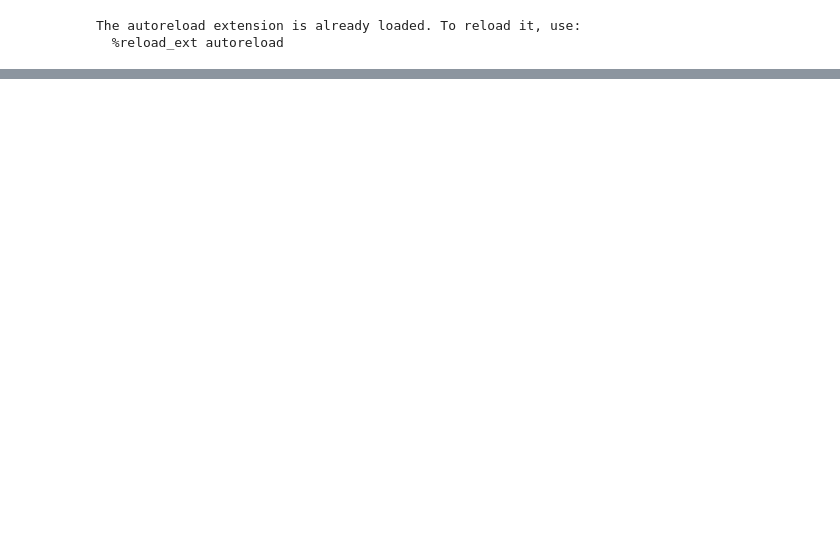
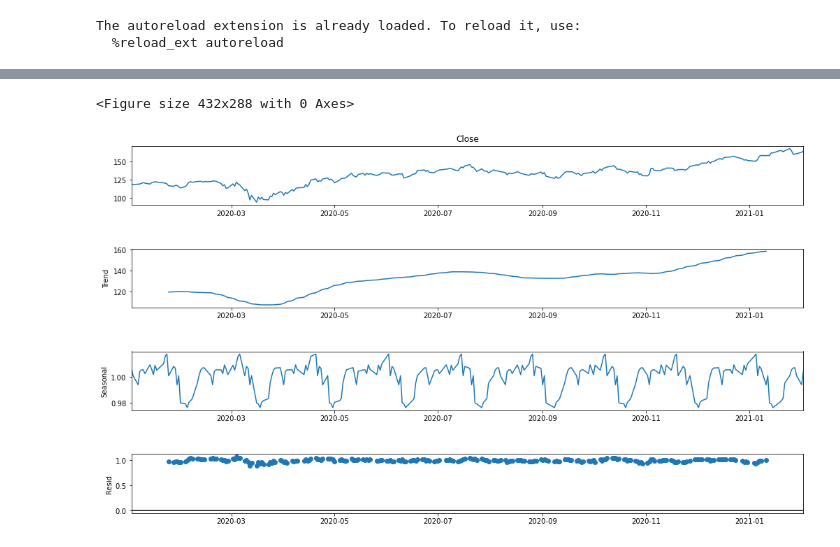
Before and after one commit to Andu3/final-project, a Jupyter notebook: EDA.ipynb, the cells around one changed output, grey strips where cells are left out. Cells and saved outputs as stored; diff of their text form; code cells hidden in the pictures; blank space fills up the shorter version.

```diff
--- a/EDA.ipynb
+++ b/EDA.ipynb
@@ -288 +120,9 @@ R-squared score: -1.4655
+# %%
+result = seasonal_decompose(data_close['Close'], model='multiplicative', period = 30)
+fig = plt.figure()
+fig = result.plot()
+fig.set_size_inches(16, 9)
+# %% [output]
+<Figure size 432x288 with 0 Axes>
+[figure, added]
 # %%
```
Also changed, not shown: parts of 44 cells of this notebook, 16 other files.
